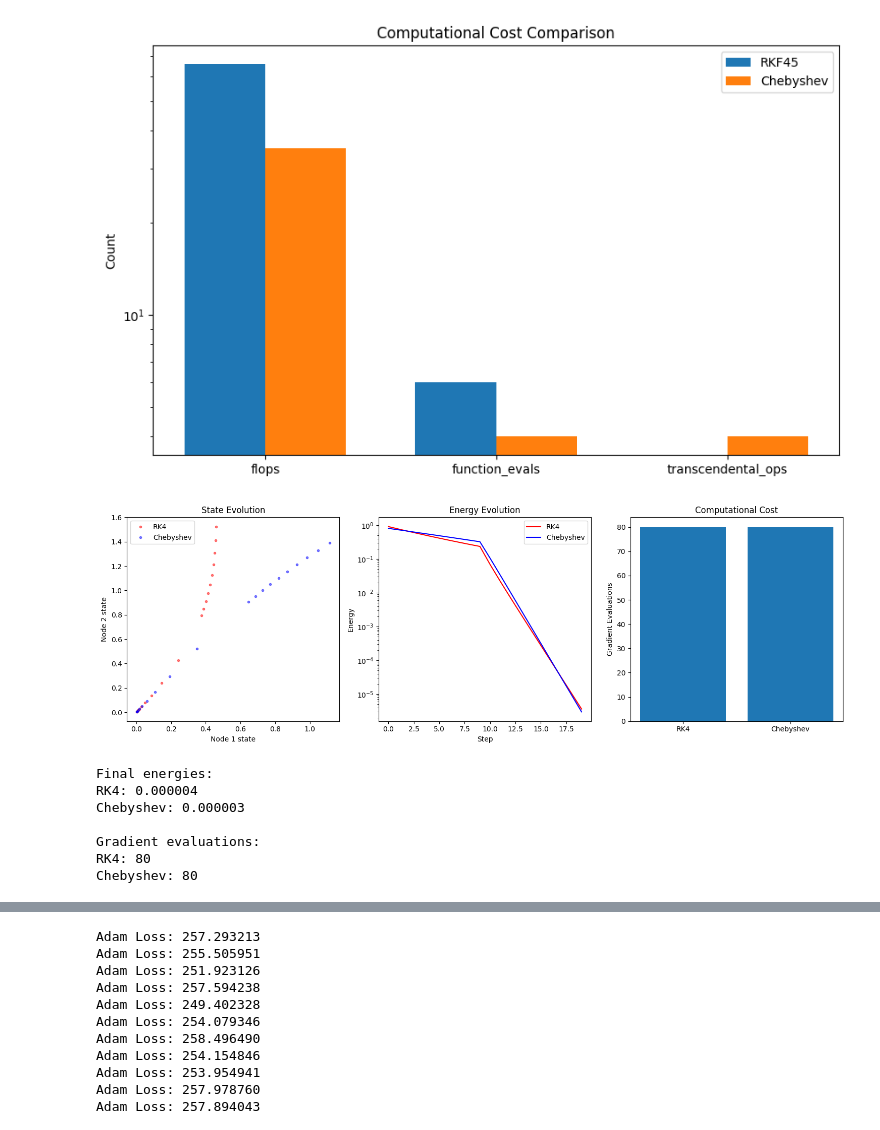
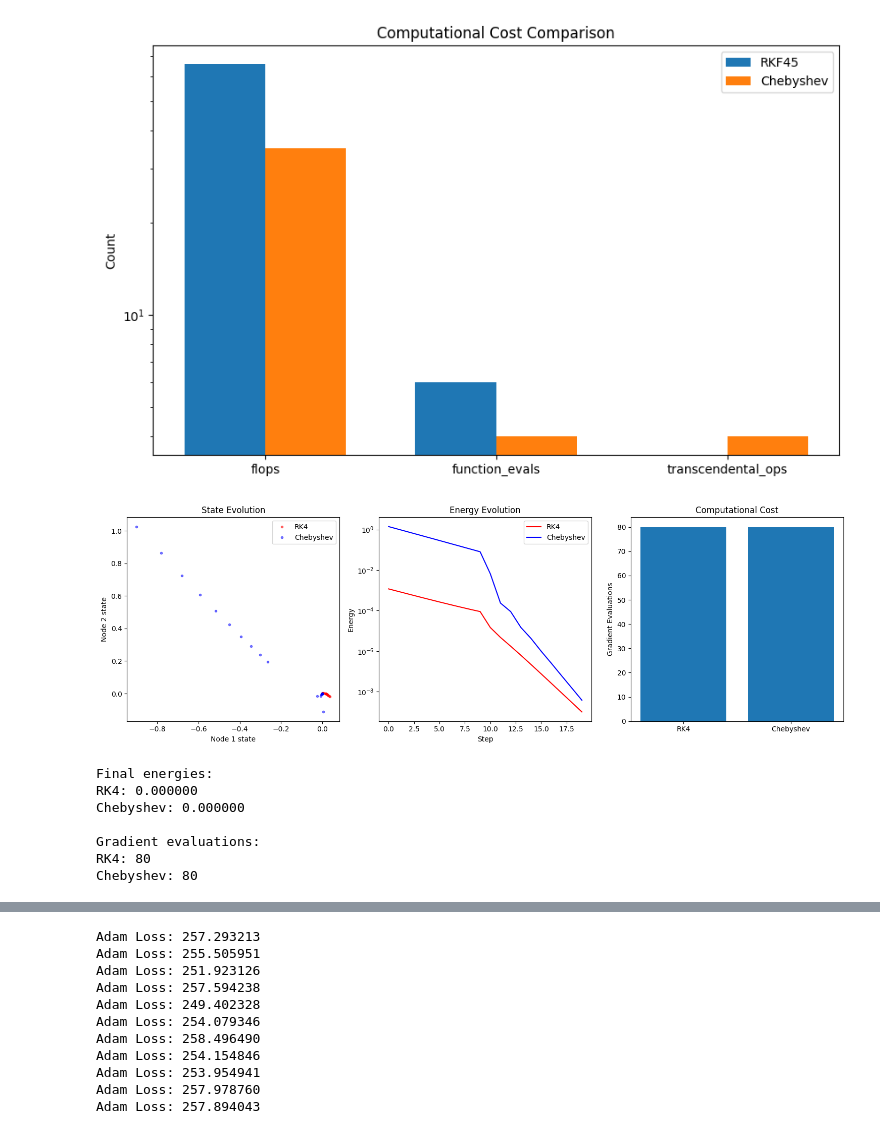
Before and after one commit to falseywinchnet/AI_STUFF, a Jupyter notebook: RCO.ipynb, the cells around one changed output, grey strips where cells are left out. Cells and saved outputs as stored; diff of their text form; code cells hidden in the pictures.

```diff
--- a/RCO.ipynb
+++ b/RCO.ipynb
@@ -164,0 +335,23 @@ Classical RK4: 200 evaluations, max error = 6.65e-02
+# %%
+import numpy as np
+
+λ1 = 1.458257569495584
+λ2 = 0.5417424305044161
+diff_λ = λ1 - λ2
+r = np.exp(diff_λ/11)  # Our geometric ratio
+
+# Generate the sequence of optimal node positions
+nodes = []
+weights = []
+for k in range(1,5):
+    node = k/11
+    weight = r**(k-1)  # Weight based on geometric progression
+    nodes.append(node)
+    weights.append(weight)
+
+# Normalize weights to sum to 1
+weights = np.array(weights)
+weights = weights/np.sum(weights)
+
+print("Optimal nodes:", nodes)
+print("Optimal weights:", weights)
@@ -356,14 +603,19 @@ class Annealer:
     def chebyshev_step(self, state, temp, dt):
         """Our Chebyshev-based step"""
         # Chebyshev nodes in [0, dt]
-        c1 = dt * (1 + np.cos(3*np.pi/8))/2
-        c2 = dt * (1 + np.cos(np.pi/8))/2
-        c3 = dt * (1 - np.cos(np.pi/8))/2
-        c4 = dt * (1 - np.cos(3*np.pi/8))/2
+        c1 = h * 1/11  # ≈ 0.0909
+        c2 = h * 2/11  # ≈ 0.1818
+        c3 = h * 3/11  # ≈ 0.2727
+        c4 = h * 4/11  # ≈ 0.3636
+
 
         # Pre-computed optimal weights
-        w1 = w2 = (18 + 5*np.sqrt(5))/72
-        w3 = w4 = (18 - 5*np.sqrt(5))/72
+        w1 = 0.21967452022181430116
+        w2 = 0.23876183658069730087
+        w3 = 0.25950763224531042672
+        w4 = 0.28205601095217797125
+
+
 
         k1 = -self.system.gradient(state, temp)
         k2 = -self.system.gradient(state + c1*k1, temp)
@@ -421,37 +673,37 @@ plt.ylabel('Node 2 state')
 plt.legend()
 plt.title('State Evolution')
 
 # Energy evolution
 plt.subplot(132)
 plt.semilogy(energy_rk4, 'r-', label='RK4')
 plt.semilogy(energy_cheb, 'b-', label='Chebyshev')
 plt.xlabel('Step')
 plt.ylabel('Energy')
 plt.legend()
 plt.title('Energy Evolution')
 
 # Computation comparison
 plt.subplot(133)
 methods = ['RK4', 'Chebyshev']
 evals = [comp_rk4['gradient_evals'], comp_cheb['gradient_evals']]
 plt.bar(methods, evals)
 plt.ylabel('Gradient Evaluations')
 plt.title('Computational Cost')
 
 plt.tight_layout()
 plt.show()
 
 print(f"Final energies:")
 print(f"RK4: {energy_rk4[-1]:.6f}")
 print(f"Chebyshev: {energy_cheb[-1]:.6f}")
 print(f"\nGradient evaluations:")
 print(f"RK4: {comp_rk4['gradient_evals']}")
 print(f"Chebyshev: {comp_cheb['gradient_evals']}")
 # %% [output]
-[figure, old version]
+[figure, new version]
 Final energies:
-RK4: 0.000004
-Chebyshev: 0.000003
+RK4: 0.000000
+Chebyshev: 0.000000
 
 Gradient evaluations:
 RK4: 80
```
Also changed, not shown: parts of 12 cells of this notebook.
